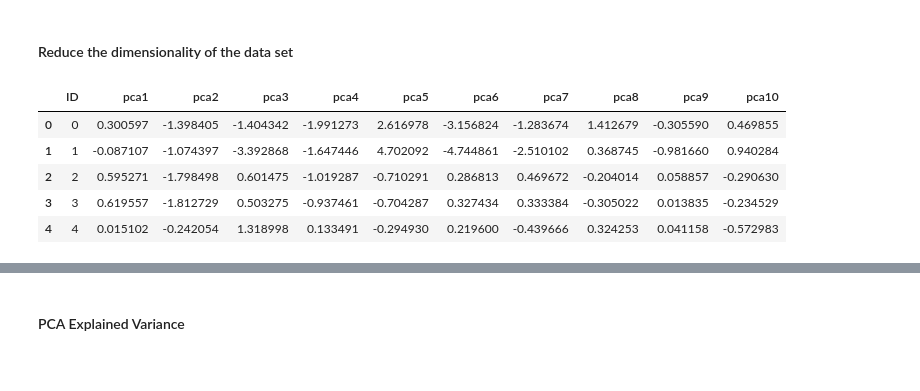
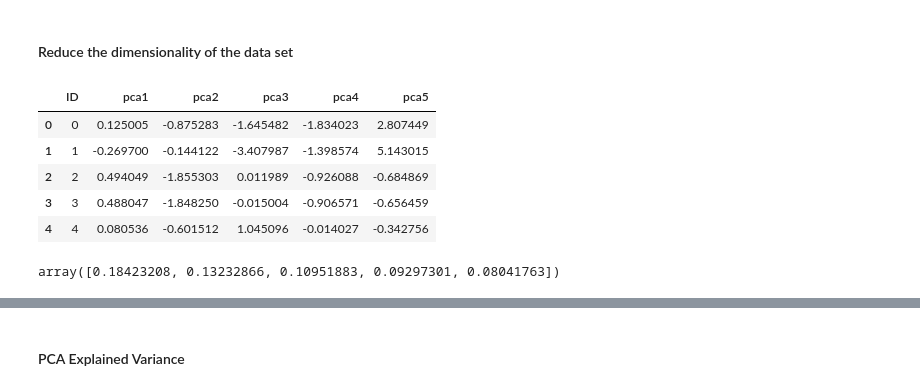
Before and after one commit to TraceGrain1/si618_final_project, a Jupyter notebook: Final_Project_Notebook.ipynb, the cells around one changed output, grey strips where cells are left out. Cells and saved outputs as stored; diff of their text form; code cells hidden in the pictures.

```diff
--- a/Final_Project_Notebook.ipynb
+++ b/Final_Project_Notebook.ipynb
@@ -625,9 +626,9 @@ hotel_bookings_inference_cluster.drop([
     "arrival_date_week_number",
     "arrival_date_month",
     "arrival_date_day_of_month",
-    "hotel",
-    "children",
     "days_in_waiting_list",
-    "required_car_parking_spaces"
+    "required_car_parking_spaces",
+    "market_segment",
+    "distribution_channel"
 ],
 axis=1, inplace=True)
@@ -669,3 +641,5 @@ Name: count, dtype: int64
 # %%
 # remove missing values from country column
 hotel_bookings_inference_cluster = hotel_bookings_inference_cluster[~hotel_bookings_inference_cluster['country'].isnull()].reset_index(drop=True)
+
+hotel_bookings_inference_cluster = hotel_bookings_inference_cluster[~hotel_bookings_inference_cluster['children'].isnull()].reset_index(drop=True)
@@ -671,0 +648,3 @@ hotel_bookings_inference_cluster = hotel_bookings_inference_cluster[~hotel_booki
+# %%
+encoder = TargetEncoder()
+hotel_bookings_inference_cluster['country_encoded'] = encoder.fit_transform(hotel_bookings_inference_cluster['country'], hotel_bookings_inference_cluster['is_canceled'])
@@ -672,3 +653,6 @@ hotel_bookings_inference_cluster = hotel_bookings_inference_cluster[~hotel_booki
+# %%
+# drop the country column
+hotel_bookings_inference_cluster.drop('country', axis=1, inplace=True)
 # %% [markdown]
 #### One hot encode the categorical features
 # %%
@@ -749,20 +733,24 @@ clus_y = bookings_scaled["ID"]
 # %% [markdown]
 #### Reduce the dimensionality of the data set
 # %%
-pca = PCA(n_components=10)
+pca = PCA(n_components=5)
 
 X_pca = pca.fit_transform(clus_X)
 
 X_pca_labeled = pd.concat([
     pd.DataFrame({"ID":clus_y}),
-    pd.DataFrame(X_pca,columns=["pca1","pca2","pca3","pca4","pca5","pca6","pca7","pca8","pca9","pca10"])
+    pd.DataFrame(X_pca,columns=["pca1","pca2","pca3","pca4","pca5"])
 ],axis=1)
 
 X_pca_labeled.head()
 # %% [output]
-|  | ID | pca1 | pca2 | pca3 | pca4 | pca5 | pca6 | pca7 | pca8 | pca9 | pca10 |
-| 0 | 0 | 0.300597 | -1.398405 | -1.404342 | -1.991273 | 2.616978 | -3.156824 | -1.283674 | 1.412679 | -0.305590 | 0.469855 |
-| 1 | 1 | -0.087107 | -1.074397 | -3.392868 | -1.647446 | 4.702092 | -4.744861 | -2.510102 | 0.368745 | -0.981660 | 0.940284 |
-| 2 | 2 | 0.595271 | -1.798498 | 0.601475 | -1.019287 | -0.710291 | 0.286813 | 0.469672 | -0.204014 | 0.058857 | -0.290630 |
-| 3 | 3 | 0.619557 | -1.812729 | 0.503275 | -0.937461 | -0.704287 | 0.327434 | 0.333384 | -0.305022 | 0.013835 | -0.234529 |
-| 4 | 4 | 0.015102 | -0.242054 | 1.318998 | 0.133491 | -0.294930 | 0.219600 | -0.439666 | 0.324253 | 0.041158 | -0.572983 |
+|  | ID | pca1 | pca2 | pca3 | pca4 | pca5 |
+| 0 | 0 | 0.125005 | -0.875283 | -1.645482 | -1.834023 | 2.807449 |
+| 1 | 1 | -0.269700 | -0.144122 | -3.407987 | -1.398574 | 5.143015 |
+| 2 | 2 | 0.494049 | -1.855303 | 0.011989 | -0.926088 | -0.684869 |
+| 3 | 3 | 0.488047 | -1.848250 | -0.015004 | -0.906571 | -0.656459 |
+| 4 | 4 | 0.080536 | -0.601512 | 1.045096 | -0.014027 | -0.342756 |
+# %%
+pca.explained_variance_ratio_
+# %% [output]
+array([0.18423208, 0.13232866, 0.10951883, 0.09297301, 0.08041763])
```
Also changed, not shown: parts of 43 cells of this notebook.
